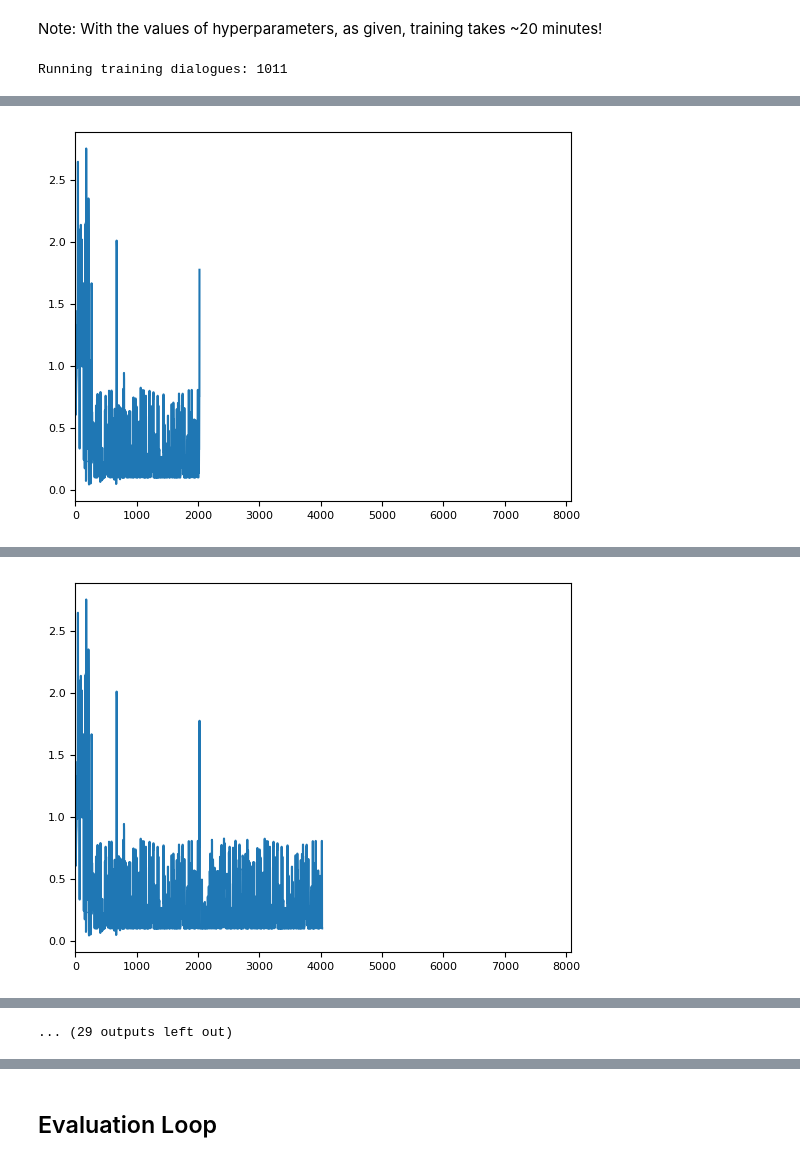
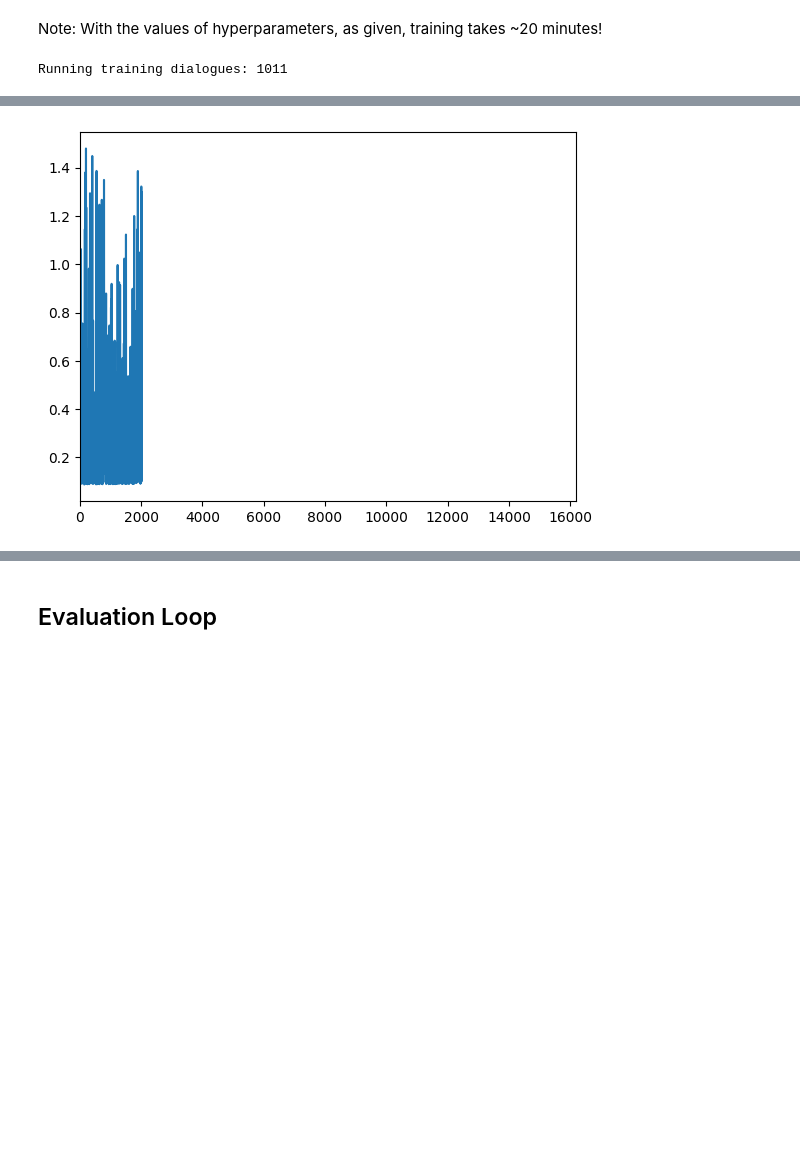
Before and after one commit to somaniarushi/ficembed, a Jupyter notebook: peer_review_submission/rnn_arch.ipynb, the cells around one changed output, grey strips where cells are left out. Saved outputs shown, nothing was run; the diff lists cells and outputs as text; code cells hidden in the pictures; blank space fills up the shorter version.

```diff
--- a/peer_review_submission/rnn_arch.ipynb
+++ b/peer_review_submission/rnn_arch.ipynb
@@ -67,7 +87,11 @@ class GCLWithHeadBert(torch.nn.Module):
     super(GCLWithHeadBert, self).__init__()
 
     self.bert_dim = bert_dim
-    self.head = nn.Linear(2 * character_embedding_dim, out_dim)
+    # Maps 2 * character_embedding_dim to out_dim
+    # Add a Transformer layer as head + edge_translator
+    self.head = nn.Sequential(nn.Linear(2 * character_embedding_dim, out_dim),
+                                nn.ReLU(),
+                                nn.Linear(out_dim, out_dim))
     self.edge_translator = nn.Linear(bert_dim, edge_dim)
     self.gcn_layer = GraphConvolution(character_embedding_dim, edge_dim)
     self.activation = nn.Sigmoid()
@@ -238,7 +246,10 @@ def train_loop(model, optimizer, criterion, scheduler, character_embeddings, tra
 
         if index % print_every == 0 and j == iters_per_dialog - 1:
           plt.plot(all_losses)
-          plt.xlim(0, len(train_data) * epochs)
+          plt.xlim(0, len(train_data) * epochs * 2)
+          plt.xlabel('Iteration')
+          plt.ylabel('Loss')
+          plt.title('Training loss')
           plt.show()
           avg_of_last_print_every_losses = np.mean(all_losses[-print_every:])
           print(f'Epoch {epoch}, loss {avg_of_last_print_every_losses}')
@@ -287,12 +298,14 @@ epochs = 8
 iters_per_dialog = 1
 # %%
 # Run the training loop
+g = torch.Generator(device='cpu')
+g.manual_seed(12481)
 hyperparameters = {'epochs': epochs, 'iters_per_dialog': iters_per_dialog, 'smooth_labels': True}
 model = GCLWithHeadBert(character_embedding_dim, bert_dim, edge_dim, 1).to(torch_device)
 optimizer = torch.optim.Adam(model.parameters(), weight_decay=1e-2)
 criterion = SignedMSELoss()
 scheduler = get_scheduler(optimizer)
-character_embeddings = torch.rand((len(character_enum), character_embedding_dim)).to(torch_device)
+character_embeddings = torch.rand((len(character_enum), character_embedding_dim), generator=g).to(torch_device)
 losses, all_losses, val_losses = train_loop(model, optimizer, criterion, scheduler, character_embeddings, train_data, valid_data, hyperparameters)
 # %% [output]
 Running training dialogues: 1011
@@ -304 +317 @@ Epoch 0, validation loss 0.3271734580309172
-[figure, old version]
+[figure, new version]
@@ -306 +318,0 @@ Epoch 1, loss 0.2786656301766634
-[figure, removed]
@@ -310,4 +320,3 @@ Epoch 1, validation loss 0.3271789462347059
-... (29 outputs left out)
 # %%
 def get_avg_losses(loss, size):
     """
```
Also changed, not shown: parts of 7 cells of this notebook, 3 other files.
